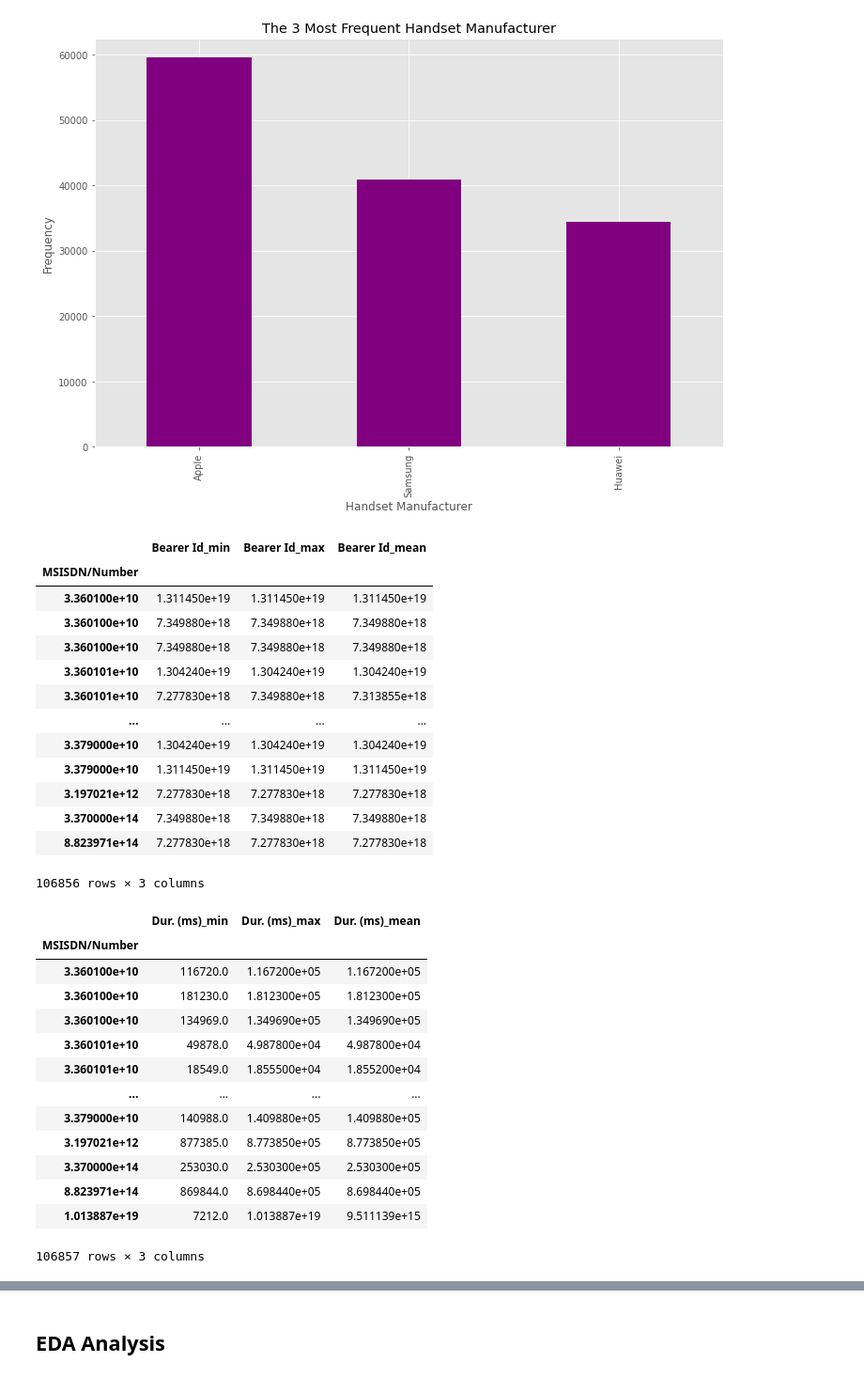
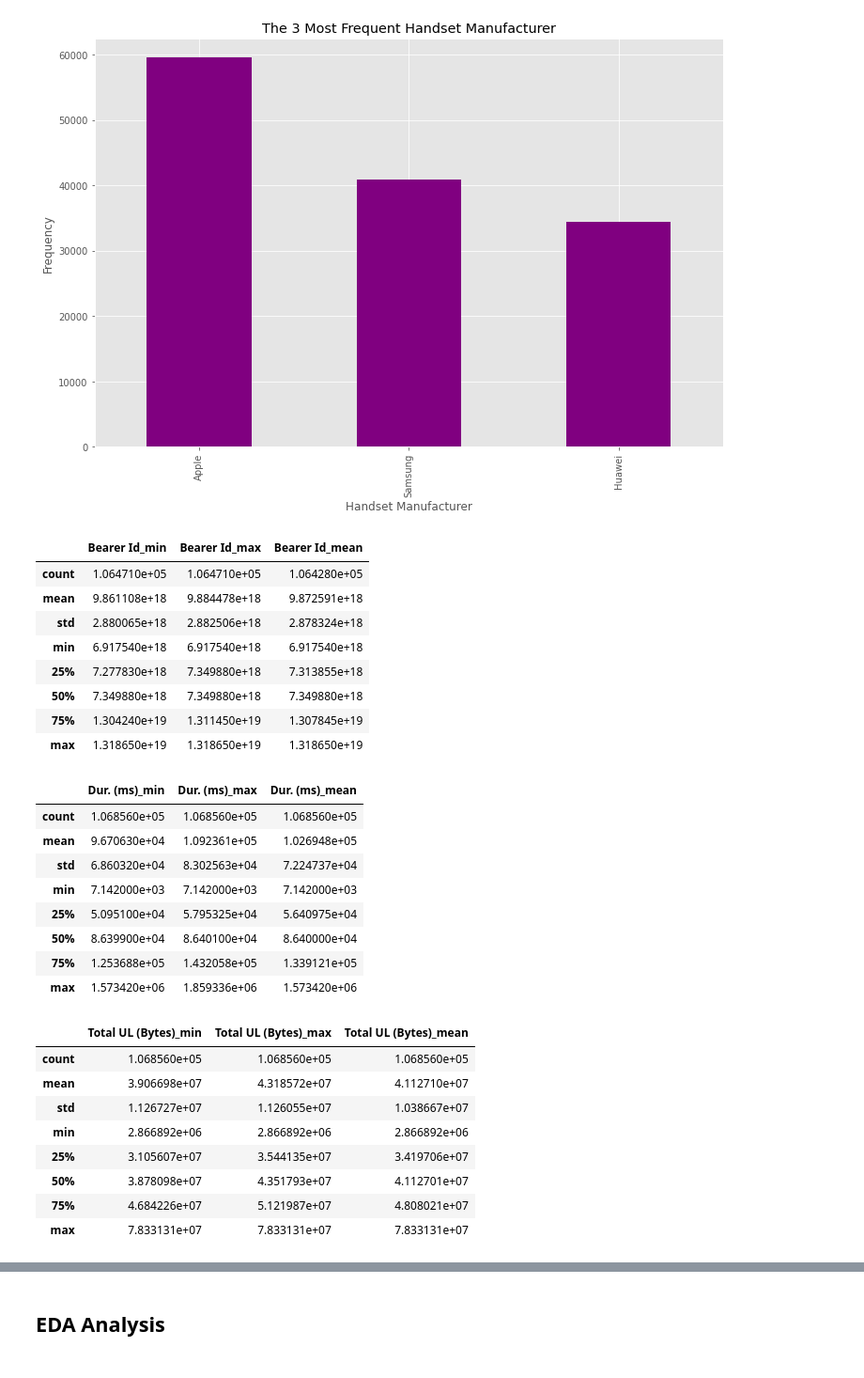
Before and after one commit to tutorialcreation/TelComChallenge, a Jupyter notebook: notebooks/Analysis.ipynb, the cells around one changed output, grey strips where cells are left out. Shown at 94% size. Cells and saved outputs as stored; diff of their text form; code cells hidden in the pictures.

```diff
--- a/notebooks/Analysis.ipynb
+++ b/notebooks/Analysis.ipynb
@@ -256,43 +241,42 @@ def aggregation_cols(df,col_1,col_2,trim=False):
     grouped = df.groupby(col_1).agg({col_2: [min, max, mean]})
     grouped.columns = ["_".join(x) for x in grouped.columns.ravel()]
     if trim:
-        return grouped
+        return grouped.describe()
     return grouped
 # %%
-aggregation_cols(df,'MSISDN/Number','Bearer Id')
+aggregation_cols(df,'MSISDN/Number','Bearer Id',True)
 # %% [output]
 |  | Bearer Id_min | Bearer Id_max | Bearer Id_mean |
-| MSISDN/Number |  |  |  |
-| 3.360100e+10 | 1.311450e+19 | 1.311450e+19 | 1.311450e+19 |
-| 3.360100e+10 | 7.349880e+18 | 7.349880e+18 | 7.349880e+18 |
-| 3.360100e+10 | 7.349880e+18 | 7.349880e+18 | 7.349880e+18 |
-| 3.360101e+10 | 1.304240e+19 | 1.304240e+19 | 1.304240e+19 |
-| 3.360101e+10 | 7.277830e+18 | 7.349880e+18 | 7.313855e+18 |
-| ... | ... | ... | ... |
-| 3.379000e+10 | 1.304240e+19 | 1.304240e+19 | 1.304240e+19 |
-| 3.379000e+10 | 1.311450e+19 | 1.311450e+19 | 1.311450e+19 |
-| 3.197021e+12 | 7.277830e+18 | 7.277830e+18 | 7.277830e+18 |
-| 3.370000e+14 | 7.349880e+18 | 7.349880e+18 | 7.349880e+18 |
-| 8.823971e+14 | 7.277830e+18 | 7.277830e+18 | 7.277830e+18 |
+| count | 1.064710e+05 | 1.064710e+05 | 1.064280e+05 |
+| mean | 9.861108e+18 | 9.884478e+18 | 9.872591e+18 |
+| std | 2.880065e+18 | 2.882506e+18 | 2.878324e+18 |
+| min | 6.917540e+18 | 6.917540e+18 | 6.917540e+18 |
+| 25% | 7.277830e+18 | 7.349880e+18 | 7.313855e+18 |
+| 50% | 7.349880e+18 | 7.349880e+18 | 7.349880e+18 |
+| 75% | 1.304240e+19 | 1.311450e+19 | 1.307845e+19 |
+| max | 1.318650e+19 | 1.318650e+19 | 1.318650e+19 |
-106856 rows × 3 columns
 # %%
-grouped = df.groupby('MSISDN/Number').agg({"Dur. (ms)": [min, max, mean]})
-grouped.columns = ["_".join(x) for x in grouped.columns.ravel()]
+aggregation_cols(df,'MSISDN/Number',"Dur. (ms)",True)
+# %% [output]
+|  | Dur. (ms)_min | Dur. (ms)_max | Dur. (ms)_mean |
+| count | 1.068560e+05 | 1.068560e+05 | 1.068560e+05 |
+| mean | 9.670630e+04 | 1.092361e+05 | 1.026948e+05 |
+| std | 6.860320e+04 | 8.302563e+04 | 7.224737e+04 |
+| min | 7.142000e+03 | 7.142000e+03 | 7.142000e+03 |
+| 25% | 5.095100e+04 | 5.795325e+04 | 5.640975e+04 |
+| 50% | 8.639900e+04 | 8.640100e+04 | 8.640000e+04 |
+| 75% | 1.253688e+05 | 1.432058e+05 | 1.339121e+05 |
+| max | 1.573420e+06 | 1.859336e+06 | 1.573420e+06 |
 # %%
-grouped
+aggregation_cols(df,'MSISDN/Number','Total UL (Bytes)',True)
 # %% [output]
-|  | Dur. (ms)_min | Dur. (ms)_max | Dur. (ms)_mean |
-| MSISDN/Number |  |  |  |
-| 3.360100e+10 | 116720.0 | 1.167200e+05 | 1.167200e+05 |
-| 3.360100e+10 | 181230.0 | 1.812300e+05 | 1.812300e+05 |
-| 3.360100e+10 | 134969.0 | 1.349690e+05 | 1.349690e+05 |
-| 3.360101e+10 | 49878.0 | 4.987800e+04 | 4.987800e+04 |
-| 3.360101e+10 | 18549.0 | 1.855500e+04 | 1.855200e+04 |
-| ... | ... | ... | ... |
-| 3.379000e+10 | 140988.0 | 1.409880e+05 | 1.409880e+05 |
-| 3.197021e+12 | 877385.0 | 8.773850e+05 | 8.773850e+05 |
-| 3.370000e+14 | 253030.0 | 2.530300e+05 | 2.530300e+05 |
-| 8.823971e+14 | 869844.0 | 8.698440e+05 | 8.698440e+05 |
-| 1.013887e+19 | 7212.0 | 1.013887e+19 | 9.511139e+15 |
+|  | Total UL (Bytes)_min | Total UL (Bytes)_max | Total UL (Bytes)_mean |
+| count | 1.068560e+05 | 1.068560e+05 | 1.068560e+05 |
+| mean | 3.906698e+07 | 4.318572e+07 | 4.112710e+07 |
+| std | 1.126727e+07 | 1.126055e+07 | 1.038667e+07 |
+| min | 2.866892e+06 | 2.866892e+06 | 2.866892e+06 |
+| 25% | 3.105607e+07 | 3.544135e+07 | 3.419706e+07 |
+| 50% | 3.878098e+07 | 4.351793e+07 | 4.112701e+07 |
+| 75% | 4.684226e+07 | 5.121987e+07 | 4.808021e+07 |
+| max | 7.833131e+07 | 7.833131e+07 | 7.833131e+07 |
-106857 rows × 3 columns
 # %%
```
Also changed, not shown: parts of 31 cells of this notebook.
